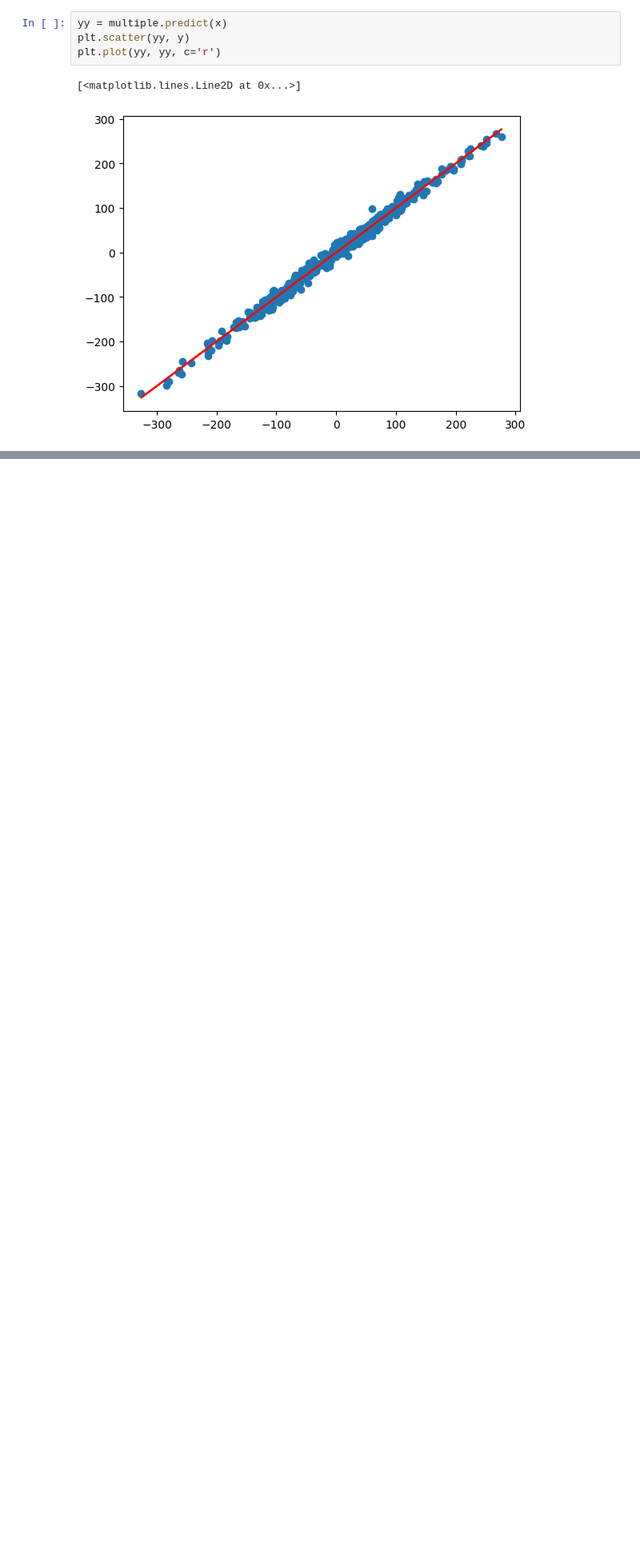
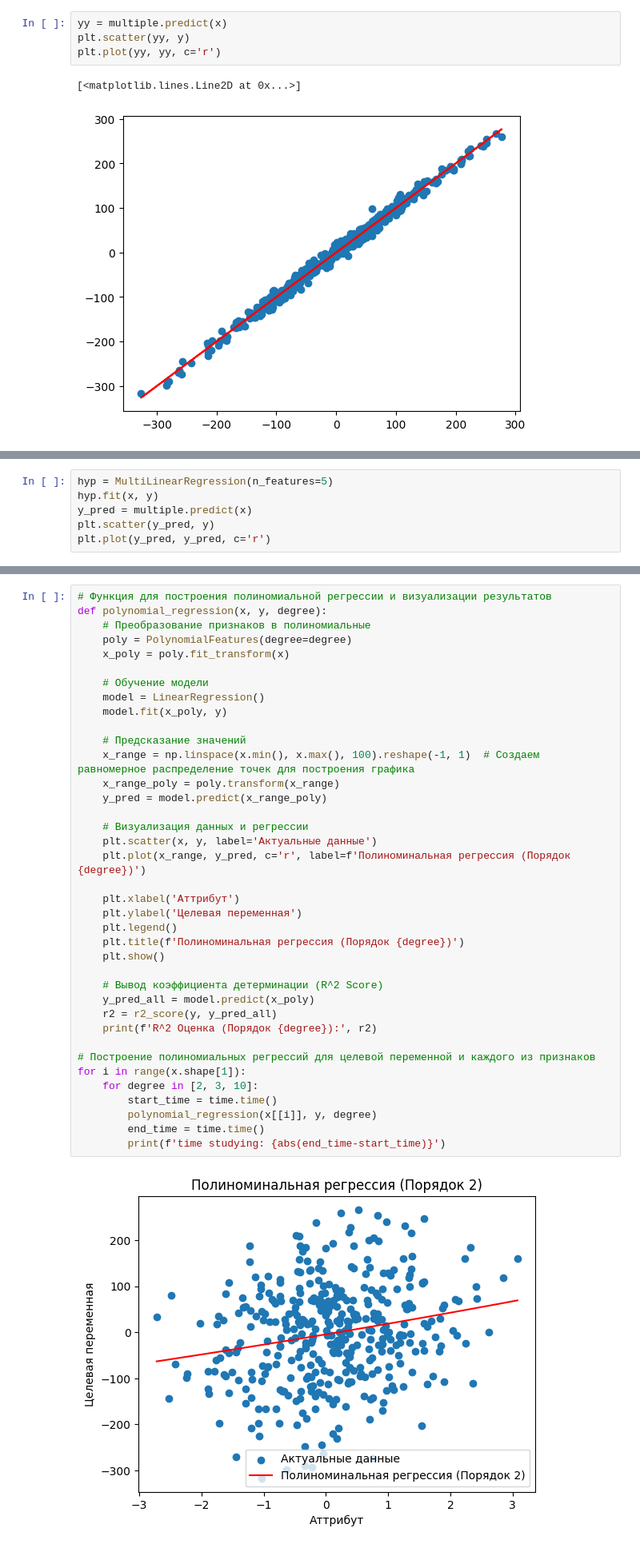
Before and after one commit to Plkhv/ML_course, a Jupyter notebook: ML1.2 multivariate/lab12.ipynb, the cells around one changed output, grey strips where cells are left out. Shown at 80% size. Cells and saved outputs as stored; diff of their text form; blank space fills up the shorter version.

```diff
--- a/ML1.2 multivariate/lab12.ipynb
+++ b/ML1.2 multivariate/lab12.ipynb
@@ -46,0 +154,6 @@ plt.plot(yy, yy, c='r')
+# %%
+hyp = MultiLinearRegression(n_features=5)
+hyp.fit(x, y)
+y_pred = multiple.predict(x)
+plt.scatter(y_pred, y)
+plt.plot(y_pred, y_pred, c='r')
@@ -46,0 +164,40 @@ plt.plot(yy, yy, c='r')
+# %%
+# Функция для построения полиномиальной регрессии и визуализации результатов
+def polynomial_regression(x, y, degree):
+    # Преобразование признаков в полиномиальные
+    poly = PolynomialFeatures(degree=degree)
+    x_poly = poly.fit_transform(x)
+
+    # Обучение модели
+    model = LinearRegression()
+    model.fit(x_poly, y)
+
+    # Предсказание значений
+    x_range = np.linspace(x.min(), x.max(), 100).reshape(-1, 1)  # Создаем равномерное распределение точек для построения графика
+    x_range_poly = poly.transform(x_range)
+    y_pred = model.predict(x_range_poly)
+
+    # Визуализация данных и регрессии
+    plt.scatter(x, y, label='Актуальные данные')
+    plt.plot(x_range, y_pred, c='r', label=f'Полиноминальная регрессия (Порядок {degree})')
+
+    plt.xlabel('Аттрибут')
+    plt.ylabel('Целевая переменная')
+    plt.legend()
+    plt.title(f'Полиноминальная регрессия (Порядок {degree})')
+    plt.show()
+
+    # Вывод коэффициента детерминации (R^2 Score)
+    y_pred_all = model.predict(x_poly)
+    r2 = r2_score(y, y_pred_all)
+    print(f'R^2 Оценка (Порядок {degree}):', r2)
+
+# Построение полиномиальных регрессий для целевой переменной и каждого из признаков
+for i in range(x.shape[1]):
+    for degree in [2, 3, 10]:
+        start_time = time.time()
+        polynomial_regression(x[[i]], y, degree)
+        end_time = time.time()
+        print(f'time studying: {abs(end_time-start_time)}')
+# %% [output]
+[figure, added]
```
Also changed, not shown: parts of 15 cells of this notebook, 3 other files.
